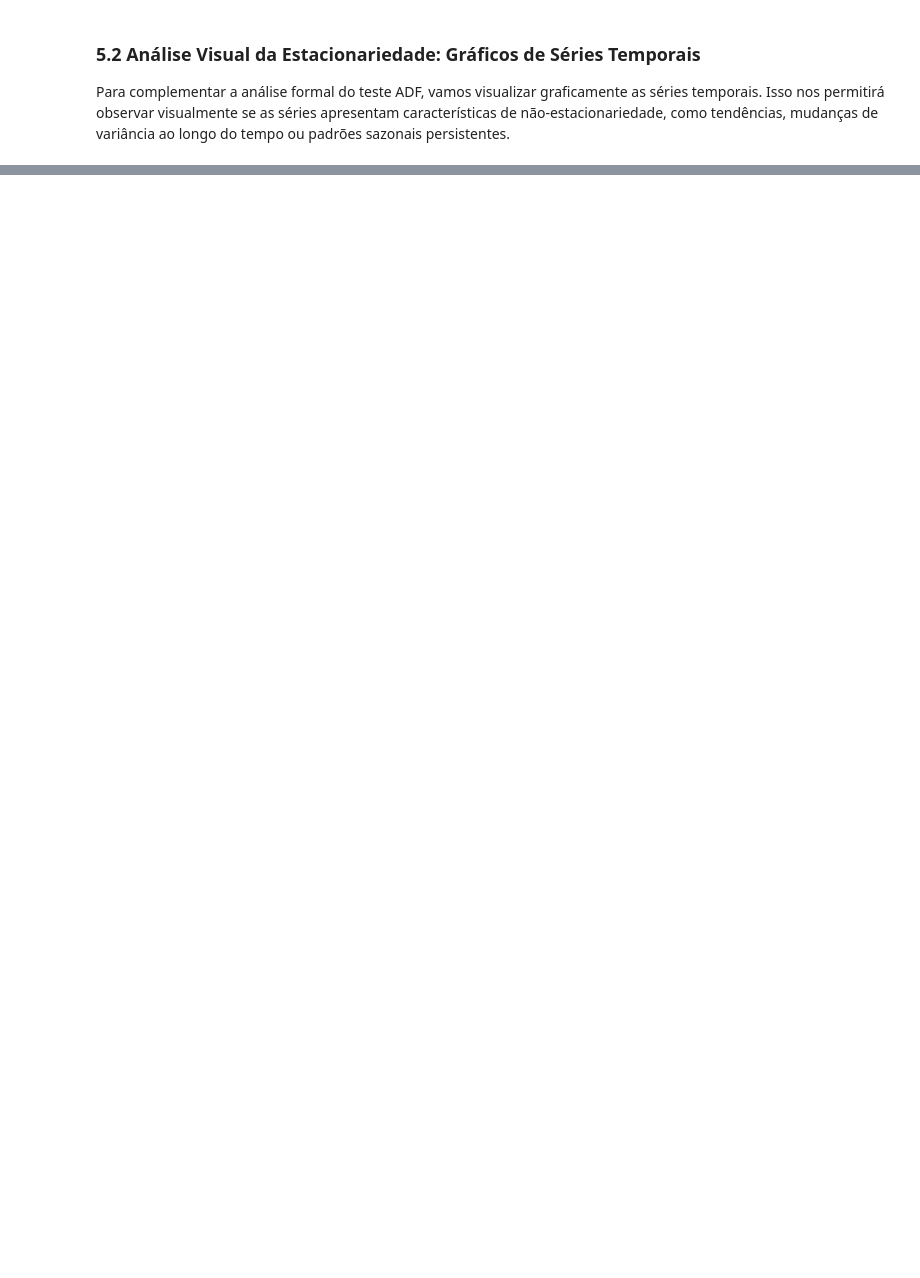
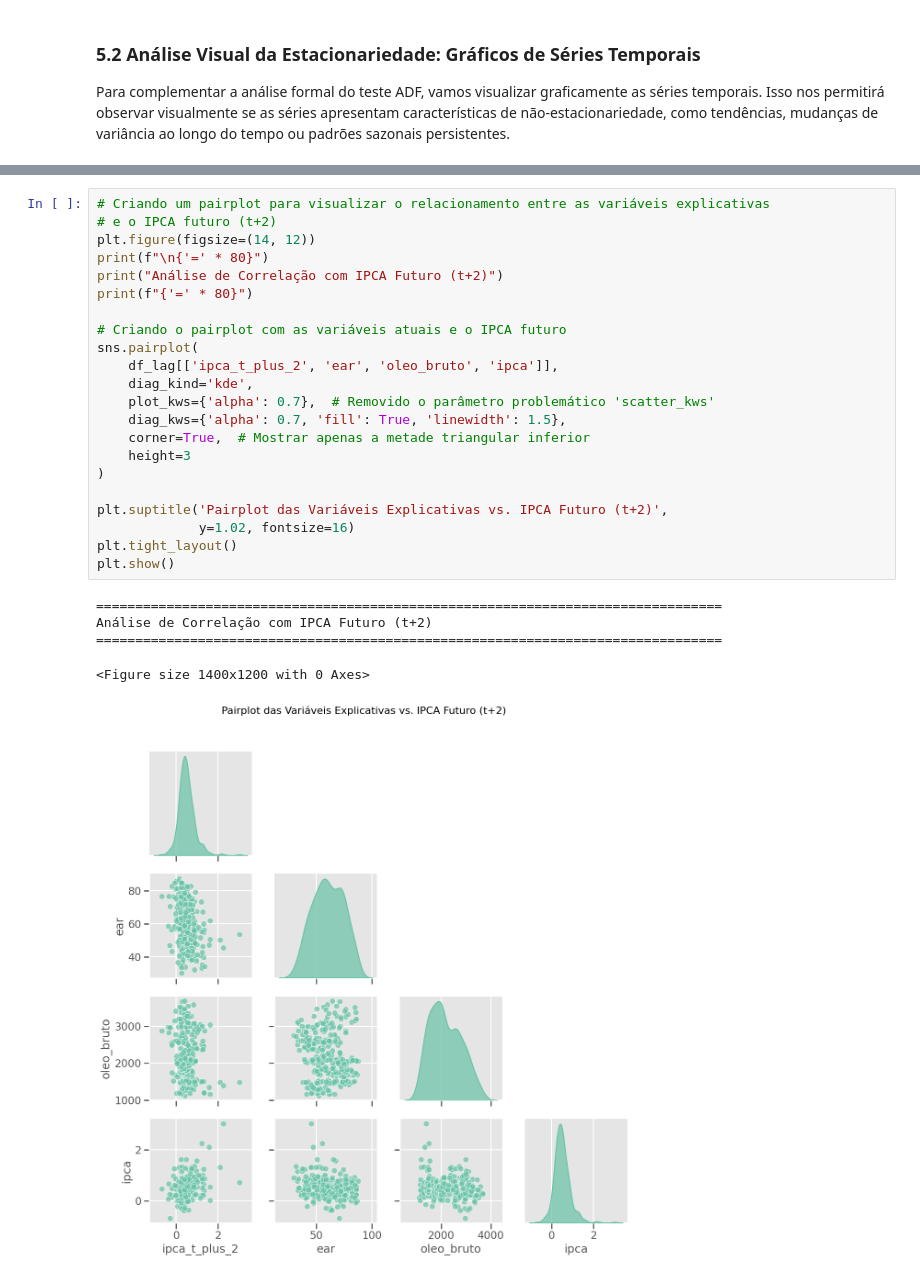
Before and after one commit to DPH38/DataScienceProject-, a Jupyter notebook: analise.ipynb, the cells around one changed output, grey strips where cells are left out. Cells and saved outputs as stored; diff of their text form; blank space fills up the shorter version.

```diff
--- a/analise.ipynb
+++ b/analise.ipynb
@@ -527,0 +598,28 @@ Conclusão preliminar: A série apresenta características de não-estacionaried
+# %%
+# Criando um pairplot para visualizar o relacionamento entre as variáveis explicativas
+# e o IPCA futuro (t+2)
+plt.figure(figsize=(14, 12))
+print(f"\n{'=' * 80}")
+print("Análise de Correlação com IPCA Futuro (t+2)")
+print(f"{'=' * 80}")
+
+# Criando o pairplot com as variáveis atuais e o IPCA futuro
+sns.pairplot(
+    df_lag[['ipca_t_plus_2', 'ear', 'oleo_bruto', 'ipca']],
+    diag_kind='kde',
+    plot_kws={'alpha': 0.7},  # Removido o parâmetro problemático 'scatter_kws'
+    diag_kws={'alpha': 0.7, 'fill': True, 'linewidth': 1.5},
+    corner=True,  # Mostrar apenas a metade triangular inferior
+    height=3
+)
+
+plt.suptitle('Pairplot das Variáveis Explicativas vs. IPCA Futuro (t+2)',
+             y=1.02, fontsize=16)
+plt.tight_layout()
+plt.show()
+# %% [output]
+================================================================================
+Análise de Correlação com IPCA Futuro (t+2)
+================================================================================
+<Figure size 1400x1200 with 0 Axes>
+[figure, added]
```
Also changed, not shown: parts of 20 cells of this notebook, 4 other files.
